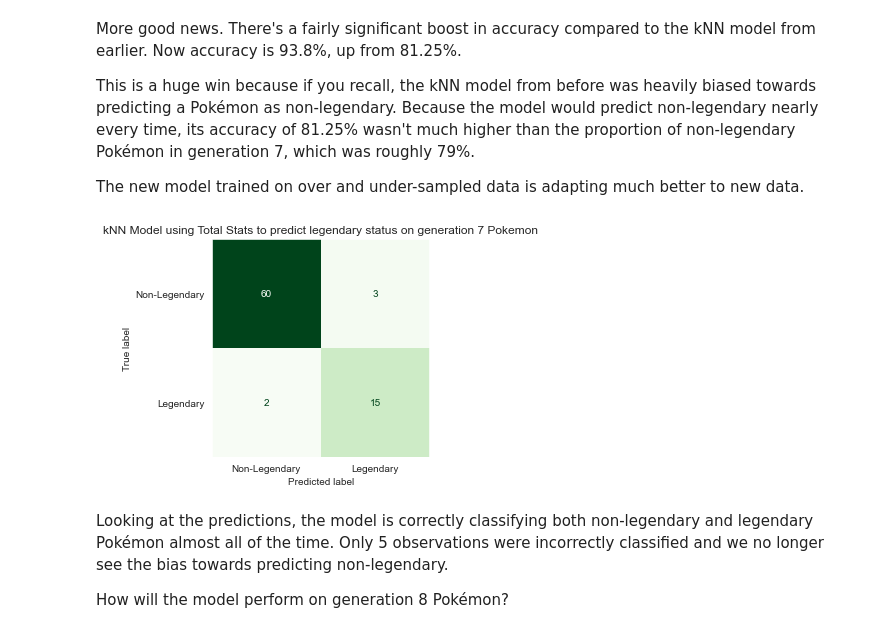
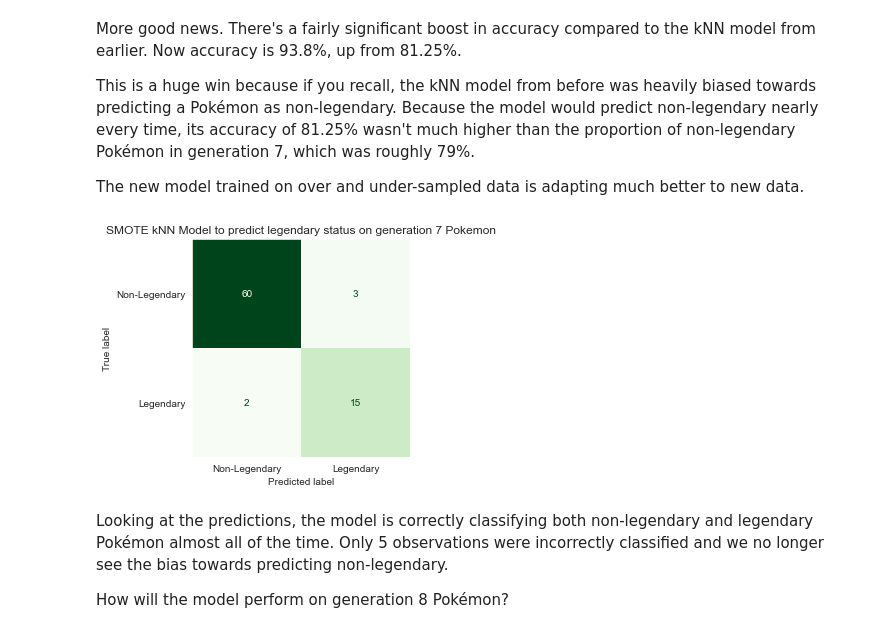
Before and after one commit to papir805/pokemon_classification, a Jupyter notebook: pkmn_legendary_classification.ipynb, the cells around one changed output. Saved outputs shown, nothing was run; the diff lists cells and outputs as text; code cells hidden in the pictures.

Commit message:
updated README.md and added a plot for website

```diff
--- a/pkmn_legendary_classification.ipynb
+++ b/pkmn_legendary_classification.ipynb
@@ -1134,14 +1134,14 @@ The new model trained on over and under-sampled data is adapting much better to
 # %%
 ConfusionMatrixDisplay.from_predictions(y_gen_7,
                                       knn_gen_7_preds,
                                       cmap="Greens",
                                       display_labels=['Non-Legendary', 'Legendary'],
                                       colorbar=False)
 plt.grid(False)
-plt.title('kNN Model using Total Stats to predict legendary status on generation 7 Pokemon')
+plt.title('SMOTE kNN Model to predict legendary status on generation 7 Pokemon')
 plt.savefig("/users/rancher/Google Drive/Coding/website/github_pages/images/pokemon_classifier/knn_gen_7_after_smote.png", bbox_inches="tight");
 # %% [output]
-[figure, old version]
+[figure, new version]
 # %% [markdown]
 Looking at the predictions, the model is correctly classifying both non-legendary and legendary Pokémon almost all of the time.  Only 5 observations were incorrectly classified and we no longer see the bias towards predicting non-legendary.
 
```
Also changed, not shown: parts of 7 cells of this notebook, 2 other files.
